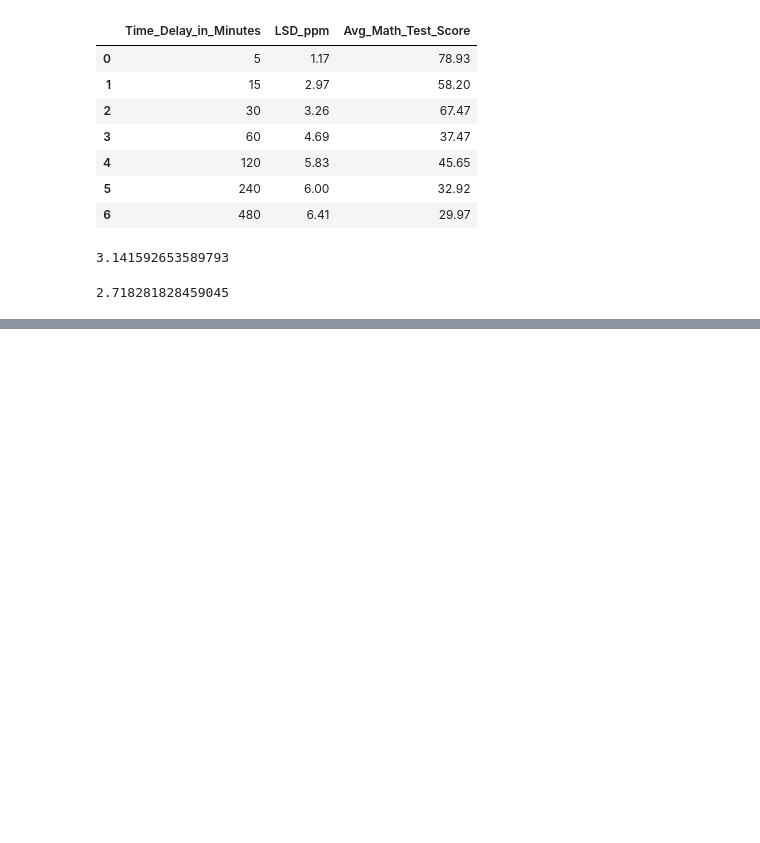
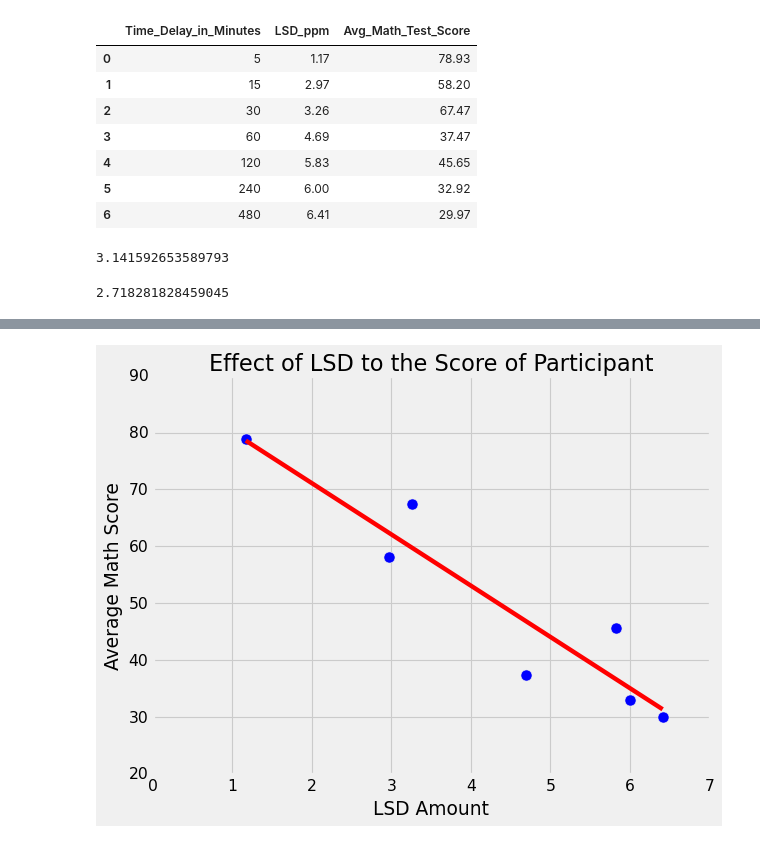
Before and after one commit to Yvitex/MLProjects, a Jupyter notebook: Day1/DAY1.ipynb, the cells around one changed output, grey strips where cells are left out. Drawn from its saved outputs; the diff is of its cells as text; code cells hidden in the pictures; blank space fills up the shorter version.

```diff
--- a/Day1/DAY1.ipynb
+++ b/Day1/DAY1.ipynb
@@ -102,0 +164,10 @@ mt.e
+# %%
+plt.scatter(lsd, average, s=100)
+plt.title('Effect of LSD to the Score of Participant')
+plt.ylabel('Average Math Score')
+plt.xlabel('LSD Amount')
+plt.plot(lsd.values.tolist(), regression.predict(lsd), color="red")
+plt.style.use('fivethirtyeight')
+plt.show()
+# %% [output]
+[figure, added]
```
Also changed, not shown: parts of 9 cells of this notebook, 3 other files.
